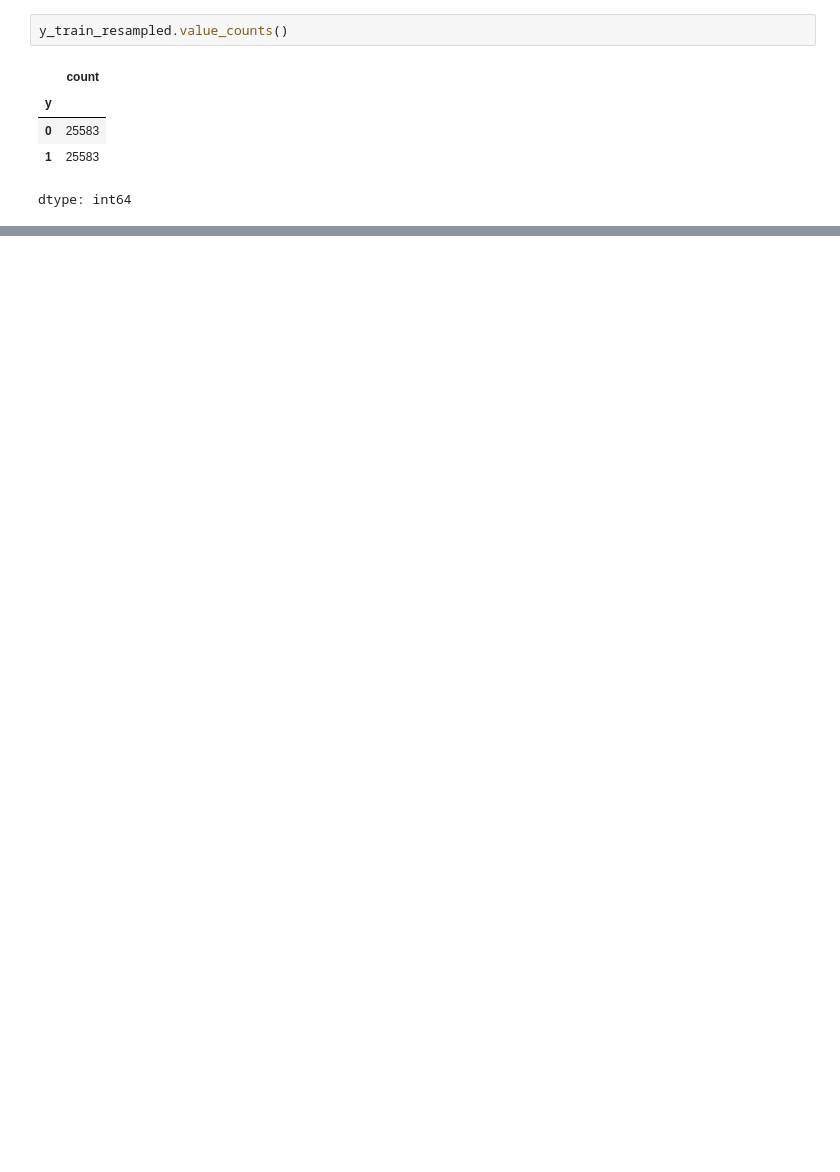
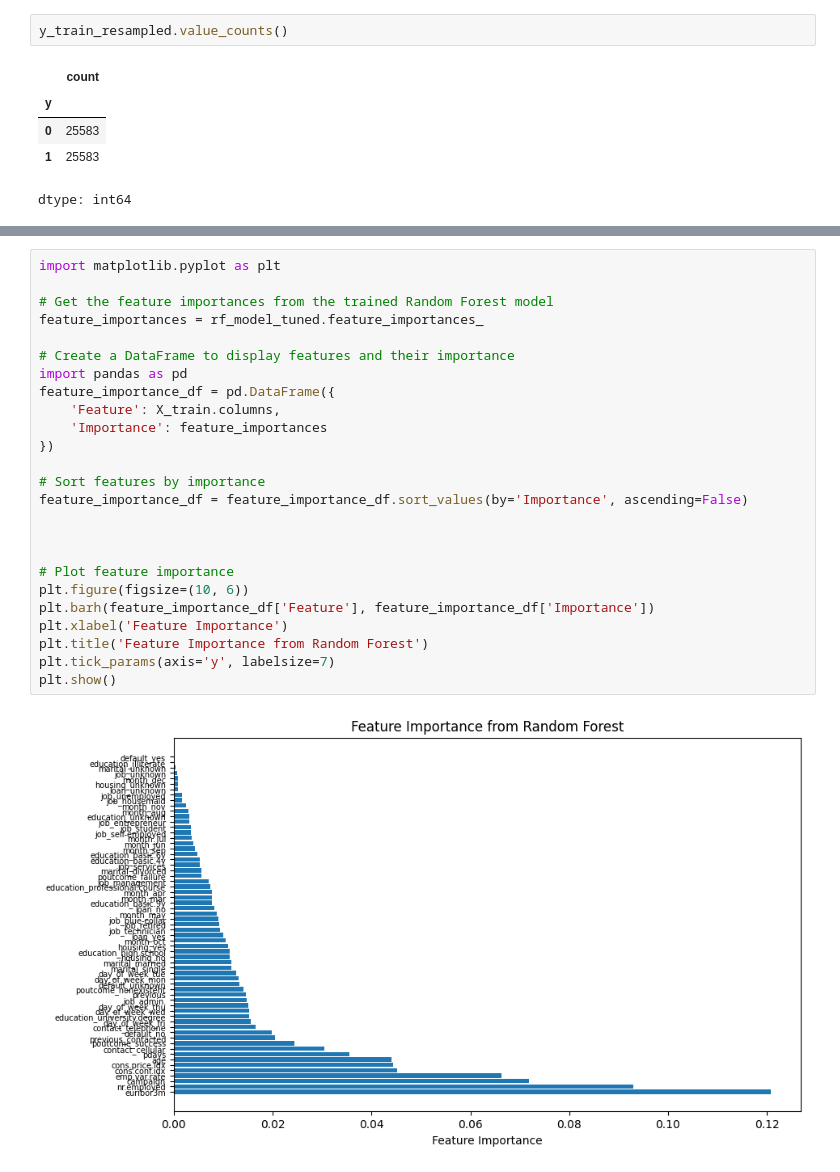
Before and after one commit to GinuraAdikari/BankChurn, a Jupyter notebook: RandomForest.ipynb, the cells around one changed output, grey strips where cells are left out. Drawn from its saved outputs; the diff is of its cells as text; blank space fills up the shorter version.

```diff
--- a/RandomForest.ipynb
+++ b/RandomForest.ipynb
@@ -568,0 +622,27 @@ Class 1 Accuracy: 0.9508
+# %%
+import matplotlib.pyplot as plt
+
+# Get the feature importances from the trained Random Forest model
+feature_importances = rf_model_tuned.feature_importances_
+
+# Create a DataFrame to display features and their importance
+import pandas as pd
+feature_importance_df = pd.DataFrame({
+    'Feature': X_train.columns,
+    'Importance': feature_importances
+})
+
+# Sort features by importance
+feature_importance_df = feature_importance_df.sort_values(by='Importance', ascending=False)
+
+
+
+# Plot feature importance
+plt.figure(figsize=(10, 6))
+plt.barh(feature_importance_df['Feature'], feature_importance_df['Importance'])
+plt.xlabel('Feature Importance')
+plt.title('Feature Importance from Random Forest')
+plt.tick_params(axis='y', labelsize=7)
+plt.show()
+# %% [output]
+[figure, added]
```
Also changed, not shown: parts of 12 cells of this notebook.
